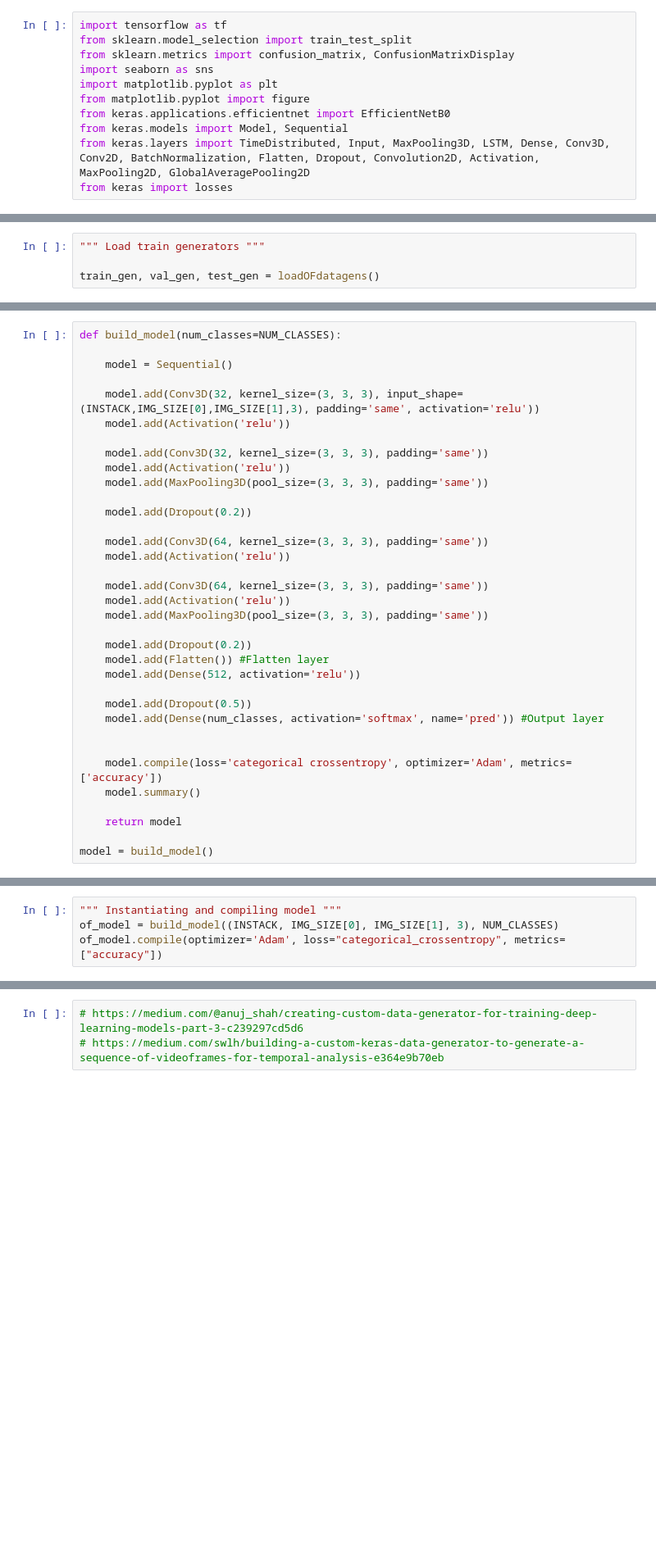
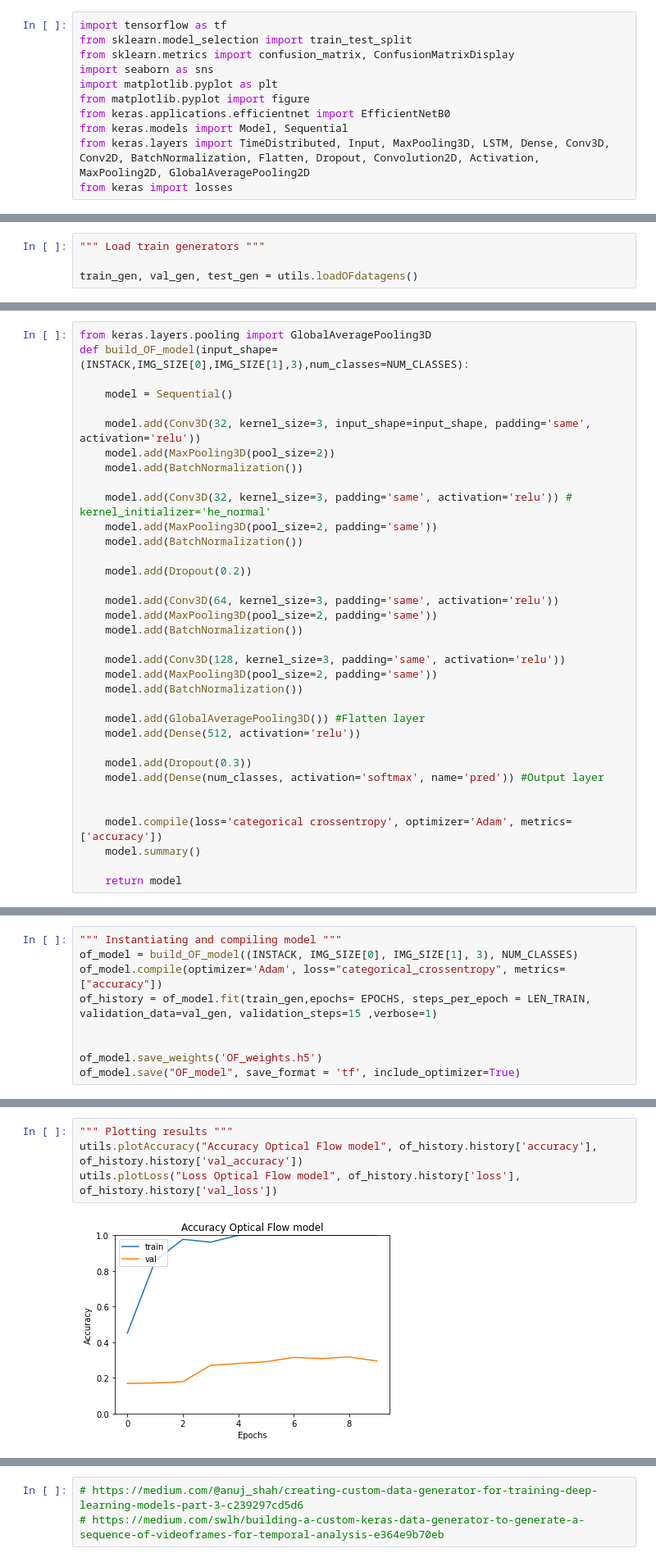
Before and after one commit to flavius25/CV_group25, a Jupyter notebook: OF_CNN.ipynb, the cells around one changed output, grey strips where cells are left out. Shown: that part at 82% size. Cells and saved outputs as stored; diff of their text form; blank space fills up the shorter version.

Commit message:
First trained OF model, overfitting, changing architecture

```diff
--- a/OF_CNN.ipynb
+++ b/OF_CNN.ipynb
@@ -26,5 +25,5 @@ IMG_SIZE = (224, 224)
 # %%
 """ Load train generators """
 
-train_gen, val_gen, test_gen = loadOFdatagens()
+train_gen, val_gen, test_gen = utils.loadOFdatagens()
 # %% [output]
@@ -67,29 +40,31 @@ train_gen, val_gen, test_gen = loadOFdatagens()
 # %%
-def build_model(num_classes=NUM_CLASSES):
+from keras.layers.pooling import GlobalAveragePooling3D
+def build_OF_model(input_shape= (INSTACK,IMG_SIZE[0],IMG_SIZE[1],3),num_classes=NUM_CLASSES):
 
     model = Sequential()
 
-    model.add(Conv3D(32, kernel_size=(3, 3, 3), input_shape=(INSTACK,IMG_SIZE[0],IMG_SIZE[1],3), padding='same', activation='relu'))
-    model.add(Activation('relu'))
+    model.add(Conv3D(32, kernel_size=3, input_shape=input_shape, padding='same', activation='relu'))
+    model.add(MaxPooling3D(pool_size=2))
+    model.add(BatchNormalization())
 
-    model.add(Conv3D(32, kernel_size=(3, 3, 3), padding='same'))
-    model.add(Activation('relu'))
-    model.add(MaxPooling3D(pool_size=(3, 3, 3), padding='same'))
+    model.add(Conv3D(32, kernel_size=3, padding='same', activation='relu')) # kernel_initializer='he_normal'
+    model.add(MaxPooling3D(pool_size=2, padding='same'))
+    model.add(BatchNormalization())
 
     model.add(Dropout(0.2))
 
-    model.add(Conv3D(64, kernel_size=(3, 3, 3), padding='same'))
-    model.add(Activation('relu'))
+    model.add(Conv3D(64, kernel_size=3, padding='same', activation='relu'))
+    model.add(MaxPooling3D(pool_size=2, padding='same'))
+    model.add(BatchNormalization())
 
-    model.add(Conv3D(64, kernel_size=(3, 3, 3), padding='same'))
-    model.add(Activation('relu'))
-    model.add(MaxPooling3D(pool_size=(3, 3, 3), padding='same'))
+    model.add(Conv3D(128, kernel_size=3, padding='same', activation='relu'))
+    model.add(MaxPooling3D(pool_size=2, padding='same'))
+    model.add(BatchNormalization())
 
-    model.add(Dropout(0.2))
-    model.add(Flatten()) #Flatten layer
+    model.add(GlobalAveragePooling3D()) #Flatten layer
     model.add(Dense(512, activation='relu'))
 
-    model.add(Dropout(0.5))
+    model.add(Dropout(0.3))
     model.add(Dense(num_classes, activation='softmax', name='pred')) #Output layer
 
 
@@ -97,5 +72,3 @@ def build_model(num_classes=NUM_CLASSES):
     model.summary()
 
     return model
-
-model = build_model()
@@ -120,4 +75,9 @@ _________________________________________________________________
 # %%
 """ Instantiating and compiling model """
-of_model = build_model((INSTACK, IMG_SIZE[0], IMG_SIZE[1], 3), NUM_CLASSES)
+of_model = build_OF_model((INSTACK, IMG_SIZE[0], IMG_SIZE[1], 3), NUM_CLASSES)
 of_model.compile(optimizer='Adam', loss="categorical_crossentropy", metrics=["accuracy"])
+of_history = of_model.fit(train_gen,epochs= EPOCHS, steps_per_epoch = LEN_TRAIN, validation_data=val_gen, validation_steps=15 ,verbose=1)
+
+
+of_model.save_weights('OF_weights.h5')
+of_model.save("OF_model", save_format = 'tf', include_optimizer=True)
@@ -123,0 +102,6 @@ of_model.compile(optimizer='Adam', loss="categorical_crossentropy", metrics=["ac
+# %%
+""" Plotting results """
+utils.plotAccuracy("Accuracy Optical Flow model", of_history.history['accuracy'], of_history.history['val_accuracy'])
+utils.plotLoss("Loss Optical Flow model", of_history.history['loss'], of_history.history['val_loss'])
+# %% [output]
+[figure, added]
```
Also changed, not shown: parts of 8 cells of this notebook.
